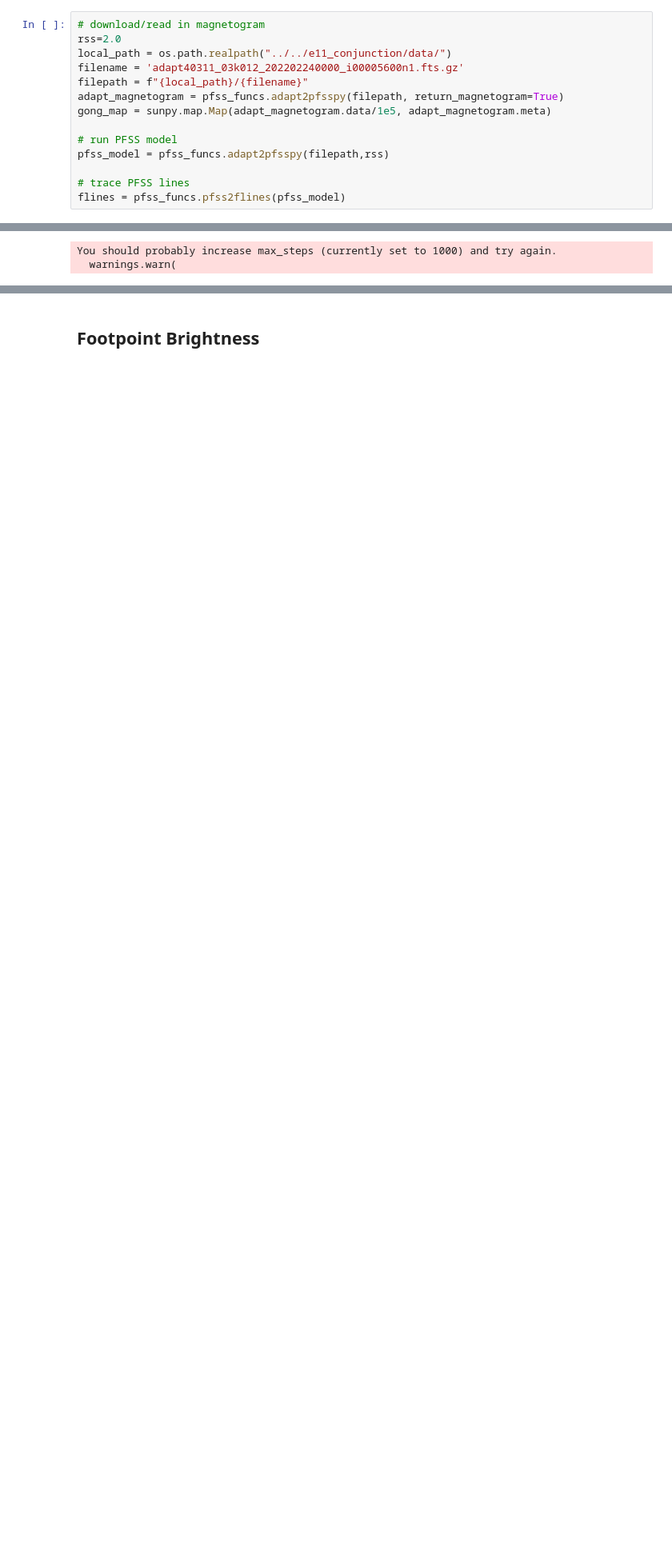
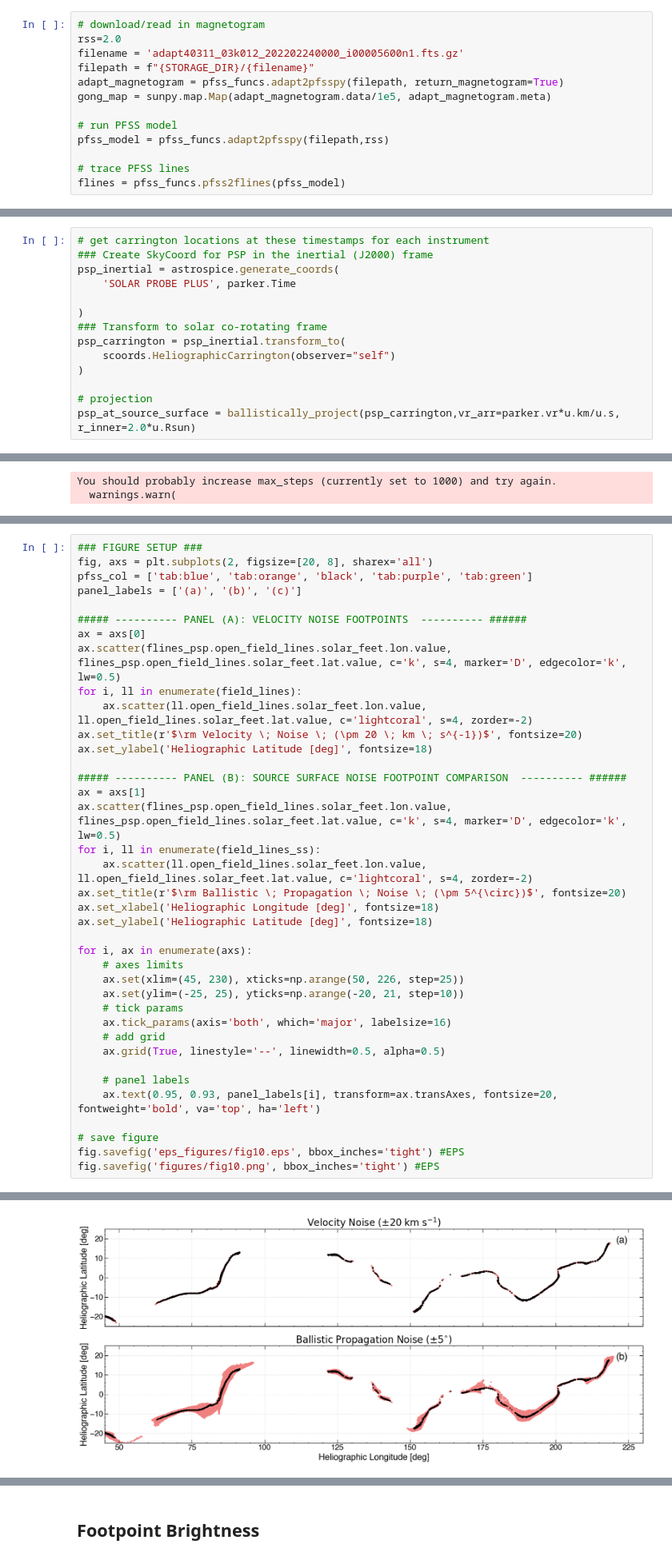
Before and after one commit to tamarervin/publications, a Jupyter notebook: e11_ch/fig6.ipynb, the cells around one changed output, grey strips where cells are left out. Shown at 80% size. Saved outputs shown, nothing was run; the diff lists cells and outputs as text; blank space fills up the shorter version.

```diff
--- a/e11_ch/fig6.ipynb
+++ b/e11_ch/fig6.ipynb
@@ -113,9 +104,8 @@ abundownt['Time'] = [datetime.datetime.strptime(d, '%Y-%m-%d %H:%M:%S') for d in
 # %%
 # download/read in magnetogram
 rss=2.0
-local_path = os.path.realpath("../../e11_conjunction/data/")
 filename = 'adapt40311_03k012_202202240000_i00005600n1.fts.gz'
-filepath = f"{local_path}/{filename}"
+filepath = f"{STORAGE_DIR}/{filename}"
 adapt_magnetogram = pfss_funcs.adapt2pfsspy(filepath, return_magnetogram=True)
 gong_map = sunpy.map.Map(adapt_magnetogram.data/1e5, adapt_magnetogram.meta)
 
@@ -158,3 +133,17 @@ psp_at_source_surface = psp_funcs.coord_projection(psp_coords_carr, rss, pdateti
+# %%
+# get carrington locations at these timestamps for each instrument
+### Create SkyCoord for PSP in the inertial (J2000) frame
+psp_inertial = astrospice.generate_coords(
+    'SOLAR PROBE PLUS', parker.Time
+
+)
+### Transform to solar co-rotating frame
+psp_carrington = psp_inertial.transform_to(
+    scoords.HeliographicCarrington(observer="self")
+)
+
+# projection
+psp_at_source_surface = ballistically_project(psp_carrington,vr_arr=parker.vr*u.km/u.s, r_inner=2.0*u.Rsun)
 # %%
 # get Br at the source surface from the pfss model
 pfss_br = pfss_model.source_surface_br
@@ -180,0 +194,39 @@ You should probably increase max_steps (currently set to 1000) and try again.
+# %%
+### FIGURE SETUP ###
+fig, axs = plt.subplots(2, figsize=[20, 8], sharex='all')
+pfss_col = ['tab:blue', 'tab:orange', 'black', 'tab:purple', 'tab:green']
+panel_labels = ['(a)', '(b)', '(c)']
+
+##### ---------- PANEL (A): VELOCITY NOISE FOOTPOINTS  ---------- ######
+ax = axs[0]
+ax.scatter(flines_psp.open_field_lines.solar_feet.lon.value, flines_psp.open_field_lines.solar_feet.lat.value, c='k', s=4, marker='D', edgecolor='k', lw=0.5)
+for i, ll in enumerate(field_lines):
+    ax.scatter(ll.open_field_lines.solar_feet.lon.value, ll.open_field_lines.solar_feet.lat.value, c='lightcoral', s=4, zorder=-2)
+ax.set_title(r'$\rm Velocity \; Noise \; (\pm 20 \; km \; s^{-1})$', fontsize=20)
+ax.set_ylabel('Heliographic Latitude [deg]', fontsize=18)
+
+##### ---------- PANEL (B): SOURCE SURFACE NOISE FOOTPOINT COMPARISON  ---------- ######
+ax = axs[1]
+ax.scatter(flines_psp.open_field_lines.solar_feet.lon.value, flines_psp.open_field_lines.solar_feet.lat.value, c='k', s=4, marker='D', edgecolor='k', lw=0.5)
+for i, ll in enumerate(field_lines_ss):
+    ax.scatter(ll.open_field_lines.solar_feet.lon.value, ll.open_field_lines.solar_feet.lat.value, c='lightcoral', s=4, zorder=-2)
+ax.set_title(r'$\rm Ballistic \; Propagation \; Noise \; (\pm 5^{\circ})$', fontsize=20)
+ax.set_xlabel('Heliographic Longitude [deg]', fontsize=18)
+ax.set_ylabel('Heliographic Latitude [deg]', fontsize=18)
+
+for i, ax in enumerate(axs):
+    # axes limits
+    ax.set(xlim=(45, 230), xticks=np.arange(50, 226, step=25))
+    ax.set(ylim=(-25, 25), yticks=np.arange(-20, 21, step=10))
+    # tick params
+    ax.tick_params(axis='both', which='major', labelsize=16)
+    # add grid
+    ax.grid(True, linestyle='--', linewidth=0.5, alpha=0.5)
+
+    # panel labels
+    ax.text(0.95, 0.93, panel_labels[i], transform=ax.transAxes, fontsize=20, fontweight='bold', va='top', ha='left')
+
+# save figure
+fig.savefig('eps_figures/fig10.eps', bbox_inches='tight') #EPS
+fig.savefig('figures/fig10.png', bbox_inches='tight') #EPS
+# %% [output]
@@ -181 +234,2 @@ You should probably increase max_steps (currently set to 1000) and try again.
+[figure, added]
 # %% [markdown]
```
Also changed, not shown: parts of 28 cells of this notebook, 7 other files.
